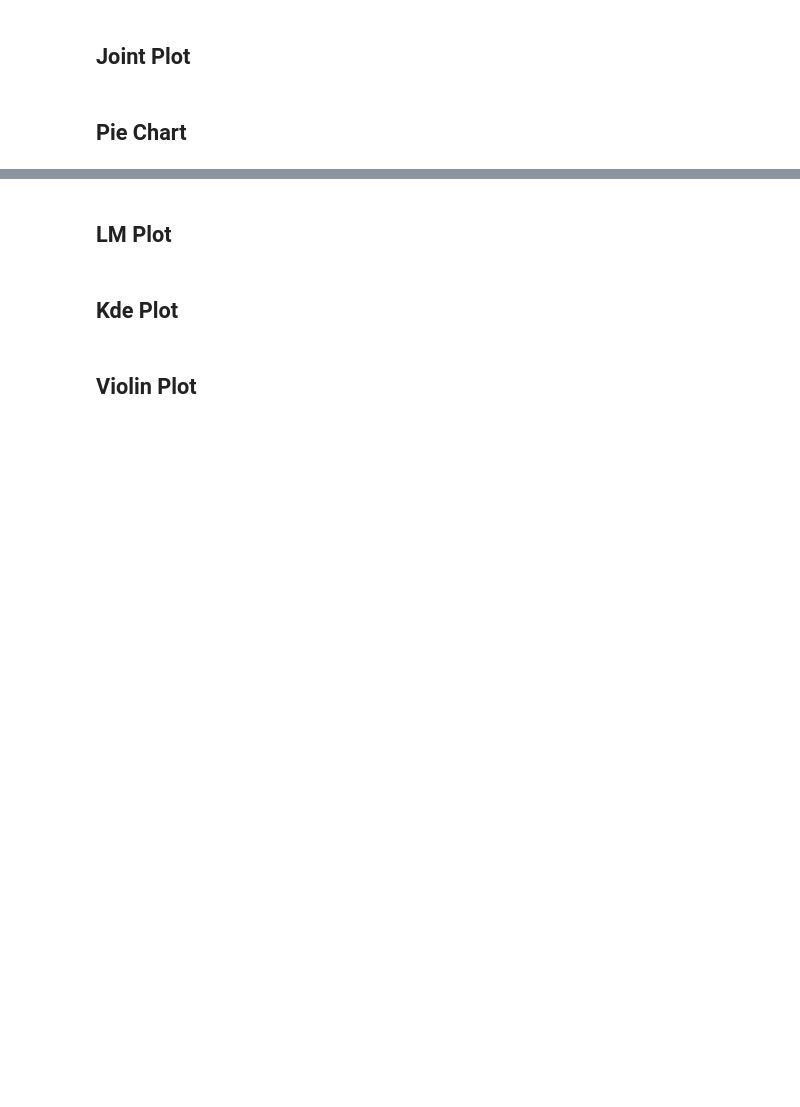
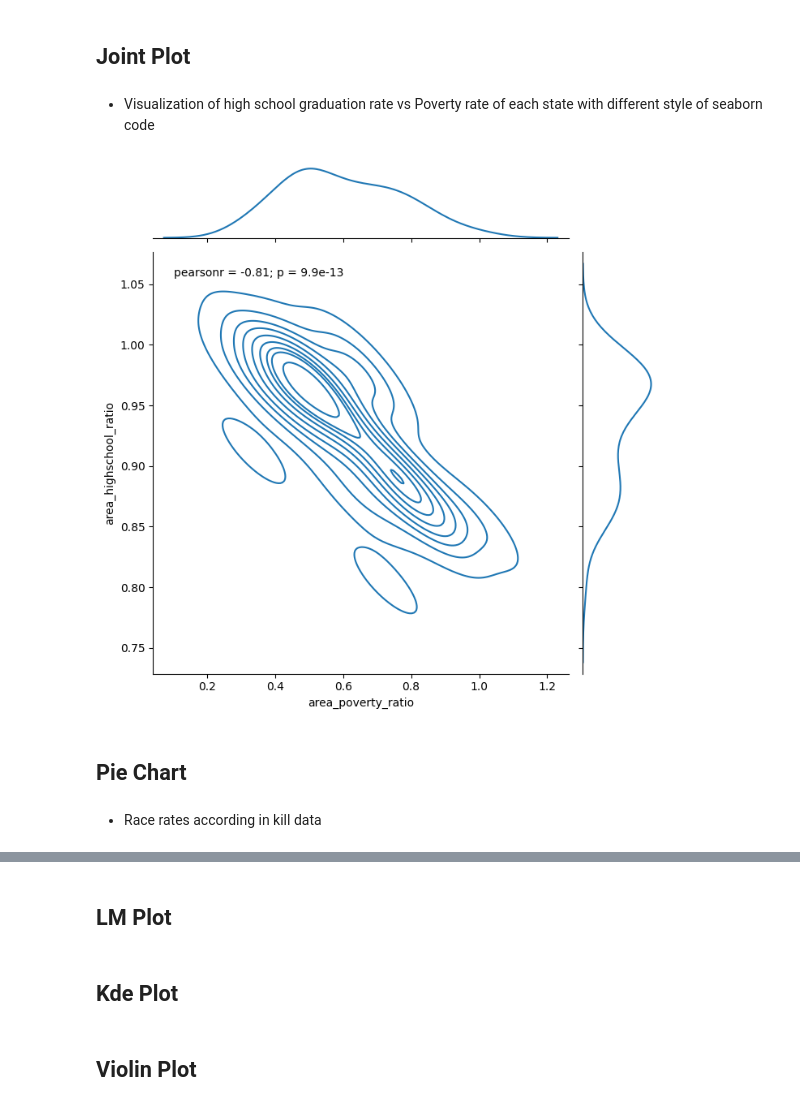
Before and after one commit to aeyeniay/SeabornPlots, a Jupyter notebook: seaborn_plots.ipynb, the cells around one changed output, grey strips where cells are left out. Drawn from its saved outputs; the diff is of its cells as text; code cells hidden in the pictures; blank space fills up the shorter version.

```diff
--- a/seaborn_plots.ipynb
+++ b/seaborn_plots.ipynb
@@ -427,6 +493,40 @@ plt.show()
 # %% [markdown]
 <a id="3"></a>
 ## Joint Plot
+# %% [markdown]
+- Visualization of high school graduation rate vs Poverty rate of each state with different style of seaborn code
+# %%
+"""
+    This script visualizes the relationship between high school graduation rates and poverty rates of each state using different styles of Seaborn plots. It demonstrates the use of joint kernel density estimation and the Pearson correlation coefficient.
+
+    Explanation:
+    - The script first creates a joint plot to show the joint distribution using kernel density estimation (KDE).
+    - The Pearson correlation coefficient is indicated by 'pearsonr'. A value of 1 indicates a positive correlation, -1 indicates a negative correlation, and 0 indicates no correlation between the variables.
+    - The joint plot is saved as 'graph.png' and displayed.
+
+    - The data is displayed using `data.head()` to show the first few rows of the dataset.
+
+    - The script then demonstrates different usage of parameters for the joint plot, showing how to change the plot style.
+    - Different kinds of joint plots can be created by changing the 'kind' parameter. Options include: "scatter", "reg" (regression), "resid" (residuals), "kde" (kernel density estimation), and "hex" (hexbin).
+    - A second joint plot is created with specific parameters: kind is set to "kde", size is set to 5, ratio is set to 3, and color is set to red.
+
+    The final visualizations provide insights into the relationship between high school graduation rates and poverty rates across different states, with the ability to explore this relationship through various types of joint plots.
+"""
+
+# Calculate Pearson correlation coefficient and p-value
+corr, p_value = pearsonr(data['area_poverty_ratio'], data['area_highschool_ratio'])
+
+# Show the joint distribution using kernel density estimation (KDE)
+g = sns.jointplot(x="area_poverty_ratio", y="area_highschool_ratio", data=data, kind="kde", height=7)
+
+# Add the Pearson correlation coefficient and p-value to the plot
+plt.annotate(f'pearsonr = {corr:.2f}; p = {p_value:.1e}', xy=(0.05, 0.95), xycoords='axes fraction', ha='left', va='center')
+plt.savefig('graph.png')
+plt.show()
+# %% [output]
+[figure, added]
 # %% [markdown]
 <a id="4"></a>
 ## Pie Chart
+# %% [markdown]
+- Race rates according in kill data
```
Also changed, not shown: parts of 10 cells of this notebook.
